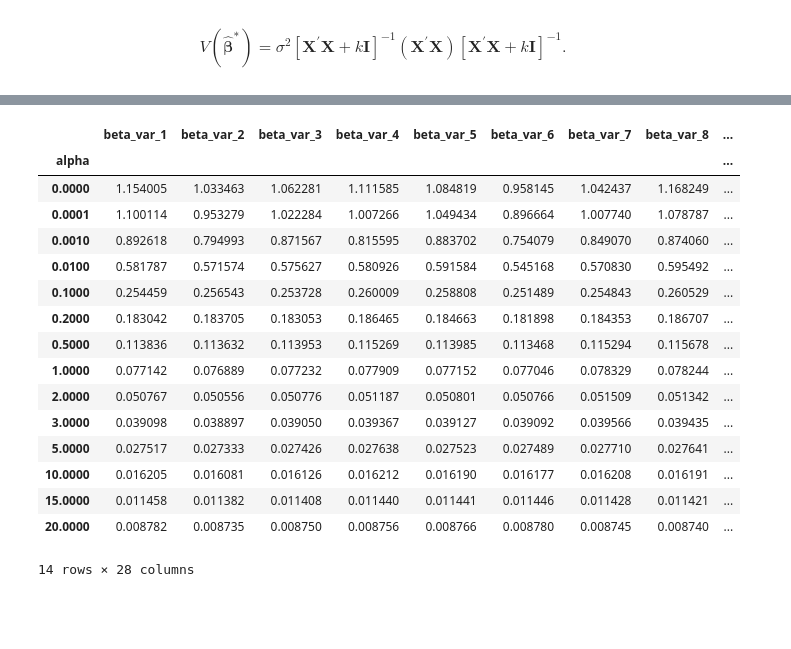
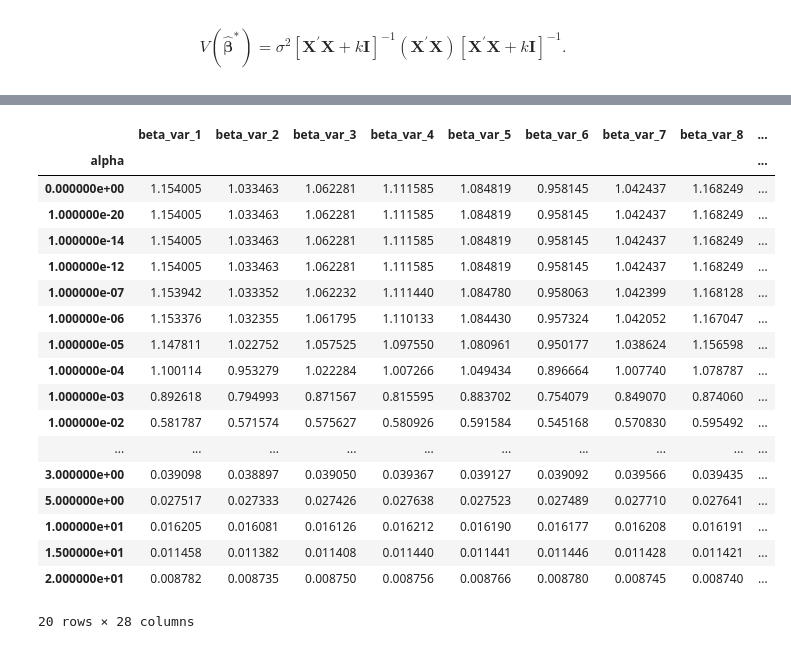
Before and after one commit to s6emschw/RM-project, a Jupyter notebook: ols_and_ridge.ipynb, the cells around one changed output, grey strips where cells are left out. Saved outputs shown, nothing was run; the diff lists cells and outputs as text; code cells hidden in the pictures; blank space fills up the shorter version.

```diff
--- a/ols_and_ridge.ipynb
+++ b/ols_and_ridge.ipynb
@@ -7,7 +9,8 @@ import matplotlib.pyplot as plt
 # %%
 p = 7
-n = 10
+n = 1000
 min_cor = 0
-max_cor = 0.1
+max_cor = 0
 
-true_betas = np.array([0,1,2,3,4,5,6])
+true_betas = np.array(np.repeat(5, p))
+true_betas
@@ -30,9 +35,11 @@ def get_sim_data(p, n, min_cor, max_cor, true_betas):
     X = np.random.multivariate_normal(mean, sigma, n)
     eps = np.random.normal(0, 1, n)
 
-    y = X.dot(true_betas) + eps
+    y_true = X.dot(true_betas)
+    y_true = pd.Series(y_true, name = 'y_true')
 
-    y = pd.Series(y, name = "y")
+    y_noise = y_true + eps
+    y_noise = pd.Series(y_noise, name = 'y_noise')
 
     column_names = []
 
@@ -44,8 +51,8 @@ def get_sim_data(p, n, min_cor, max_cor, true_betas):
 
     X = pd.DataFrame(X, columns = column_names)
 
-    df = pd.concat([y, X], axis = 1)
+    df = pd.concat([y_noise, X], axis = 1)
 
-    return y, X, df
+    return y_true, y_noise, X, df
 # %%
-y, X, df = get_sim_data(p, n, min_cor, max_cor, true_betas)
+y_true, y_noise, X, df = get_sim_data(p, n, min_cor, max_cor, true_betas)
@@ -276,45 +279,48 @@ plot_ridge_regression(alphas, collect_ridge_betas[0][0])
 # %%
 np.random.seed(159)
 
 n = 30
 min_cor = 0
 max_cor = 0
 iterations_sim = 1000
+true_betas = np.repeat(5, p)
 
 alphas = np.array([0, 0.00000000000000000001, 0.00000000000001, 0.000000000001, 0.0000001, 0.000001, 0.00001, 0.0001, 0.001, 0.01, 0.1, 0.2, 0.5, 1, 2, 3, 5, 10, 15, 20])
 
-df_list_betas_ridge_28, df_list_var_ridge_28 = iterate_ridge(n, 28, min_cor, max_cor, iterations_sim, alphas)
+df_list_betas_ridge_28, df_list_var_ridge_28 = iterate_ridge(n, 28, min_cor, max_cor, iterations_sim, np.repeat(5, 28), alphas)
 
 mean_df_list_betas_ridge_28 = reduce(lambda x, y: x.add(y, fill_value = 0), df_list_betas_ridge_28) / iterations_sim
 mean_df_list_var_ridge_28 = reduce(lambda x, y: x.add(y, fill_value = 0), df_list_var_ridge_28) / iterations_sim
 
 mean_df_list_betas_ridge_28
 mean_df_list_betas_ridge_28["alpha"] = alphas
 mean_df_list_betas_ridge_28.set_index("alpha", inplace = True)
 mean_df_list_betas_ridge_28
 
 mean_df_list_var_ridge_28
 mean_df_list_var_ridge_28["alpha"] = alphas
 mean_df_list_var_ridge_28.set_index("alpha", inplace = True)
 mean_df_list_var_ridge_28
 # %% [output]
 |  | beta_var_1 | beta_var_2 | beta_var_3 | beta_var_4 | beta_var_5 | beta_var_6 | beta_var_7 | beta_var_8 | ... |
 | alpha |  |  |  |  |  |  |  |  | ... |
-| 0.0000 | 1.154005 | 1.033463 | 1.062281 | 1.111585 | 1.084819 | 0.958145 | 1.042437 | 1.168249 | ... |
-| 0.0001 | 1.100114 | 0.953279 | 1.022284 | 1.007266 | 1.049434 | 0.896664 | 1.007740 | 1.078787 | ... |
-| 0.0010 | 0.892618 | 0.794993 | 0.871567 | 0.815595 | 0.883702 | 0.754079 | 0.849070 | 0.874060 | ... |
-| 0.0100 | 0.581787 | 0.571574 | 0.575627 | 0.580926 | 0.591584 | 0.545168 | 0.570830 | 0.595492 | ... |
-| 0.1000 | 0.254459 | 0.256543 | 0.253728 | 0.260009 | 0.258808 | 0.251489 | 0.254843 | 0.260529 | ... |
-| 0.2000 | 0.183042 | 0.183705 | 0.183053 | 0.186465 | 0.184663 | 0.181898 | 0.184353 | 0.186707 | ... |
-| 0.5000 | 0.113836 | 0.113632 | 0.113953 | 0.115269 | 0.113985 | 0.113468 | 0.115294 | 0.115678 | ... |
-| 1.0000 | 0.077142 | 0.076889 | 0.077232 | 0.077909 | 0.077152 | 0.077046 | 0.078329 | 0.078244 | ... |
-| 2.0000 | 0.050767 | 0.050556 | 0.050776 | 0.051187 | 0.050801 | 0.050766 | 0.051509 | 0.051342 | ... |
-| 3.0000 | 0.039098 | 0.038897 | 0.039050 | 0.039367 | 0.039127 | 0.039092 | 0.039566 | 0.039435 | ... |
-| 5.0000 | 0.027517 | 0.027333 | 0.027426 | 0.027638 | 0.027523 | 0.027489 | 0.027710 | 0.027641 | ... |
-| 10.0000 | 0.016205 | 0.016081 | 0.016126 | 0.016212 | 0.016190 | 0.016177 | 0.016208 | 0.016191 | ... |
-| 15.0000 | 0.011458 | 0.011382 | 0.011408 | 0.011440 | 0.011441 | 0.011446 | 0.011428 | 0.011421 | ... |
-| 20.0000 | 0.008782 | 0.008735 | 0.008750 | 0.008756 | 0.008766 | 0.008780 | 0.008745 | 0.008740 | ... |
+| 0.000000e+00 | 1.154005 | 1.033463 | 1.062281 | 1.111585 | 1.084819 | 0.958145 | 1.042437 | 1.168249 | ... |
+| 1.000000e-20 | 1.154005 | 1.033463 | 1.062281 | 1.111585 | 1.084819 | 0.958145 | 1.042437 | 1.168249 | ... |
+| 1.000000e-14 | 1.154005 | 1.033463 | 1.062281 | 1.111585 | 1.084819 | 0.958145 | 1.042437 | 1.168249 | ... |
+| 1.000000e-12 | 1.154005 | 1.033463 | 1.062281 | 1.111585 | 1.084819 | 0.958145 | 1.042437 | 1.168249 | ... |
+| 1.000000e-07 | 1.153942 | 1.033352 | 1.062232 | 1.111440 | 1.084780 | 0.958063 | 1.042399 | 1.168128 | ... |
+| 1.000000e-06 | 1.153376 | 1.032355 | 1.061795 | 1.110133 | 1.084430 | 0.957324 | 1.042052 | 1.167047 | ... |
+| 1.000000e-05 | 1.147811 | 1.022752 | 1.057525 | 1.097550 | 1.080961 | 0.950177 | 1.038624 | 1.156598 | ... |
+| 1.000000e-04 | 1.100114 | 0.953279 | 1.022284 | 1.007266 | 1.049434 | 0.896664 | 1.007740 | 1.078787 | ... |
+| 1.000000e-03 | 0.892618 | 0.794993 | 0.871567 | 0.815595 | 0.883702 | 0.754079 | 0.849070 | 0.874060 | ... |
+| 1.000000e-02 | 0.581787 | 0.571574 | 0.575627 | 0.580926 | 0.591584 | 0.545168 | 0.570830 | 0.595492 | ... |
+| ... | ... | ... | ... | ... | ... | ... | ... | ... | ... |
+| 3.000000e+00 | 0.039098 | 0.038897 | 0.039050 | 0.039367 | 0.039127 | 0.039092 | 0.039566 | 0.039435 | ... |
+| 5.000000e+00 | 0.027517 | 0.027333 | 0.027426 | 0.027638 | 0.027523 | 0.027489 | 0.027710 | 0.027641 | ... |
+| 1.000000e+01 | 0.016205 | 0.016081 | 0.016126 | 0.016212 | 0.016190 | 0.016177 | 0.016208 | 0.016191 | ... |
+| 1.500000e+01 | 0.011458 | 0.011382 | 0.011408 | 0.011440 | 0.011441 | 0.011446 | 0.011428 | 0.011421 | ... |
+| 2.000000e+01 | 0.008782 | 0.008735 | 0.008750 | 0.008756 | 0.008766 | 0.008780 | 0.008745 | 0.008740 | ... |
-14 rows × 28 columns
+20 rows × 28 columns
 # %%
 mean_df_list_betas_ridge_28
 # %% [output]
```
Also changed, not shown: parts of 31 cells of this notebook.
